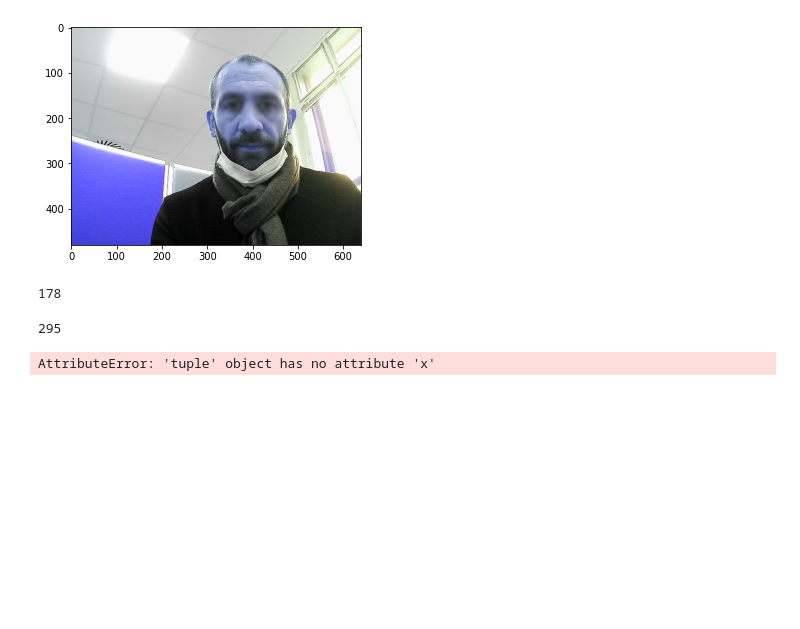
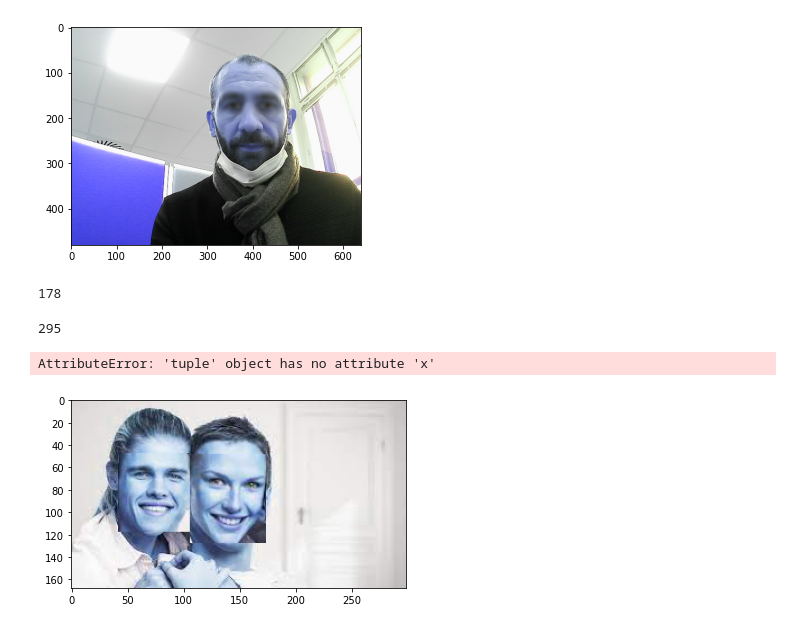
Before and after one commit to laurentLebreton/ACV_, a Jupyter notebook: ACV_Course_Day2.ipynb, the cells around one changed output. Cells and saved outputs as stored; diff of their text form; code cells hidden in the pictures; blank space fills up the shorter version.

```diff
--- a/ACV_Course_Day2.ipynb
+++ b/ACV_Course_Day2.ipynb
@@ -722,0 +773,4 @@ AttributeError: 'tuple' object has no attribute 'x'
+# %%
+face_swap('./index.jpeg')
+# %% [output]
+[figure, added]
```
Also changed, not shown: parts of 7 cells of this notebook, 3 other files.
